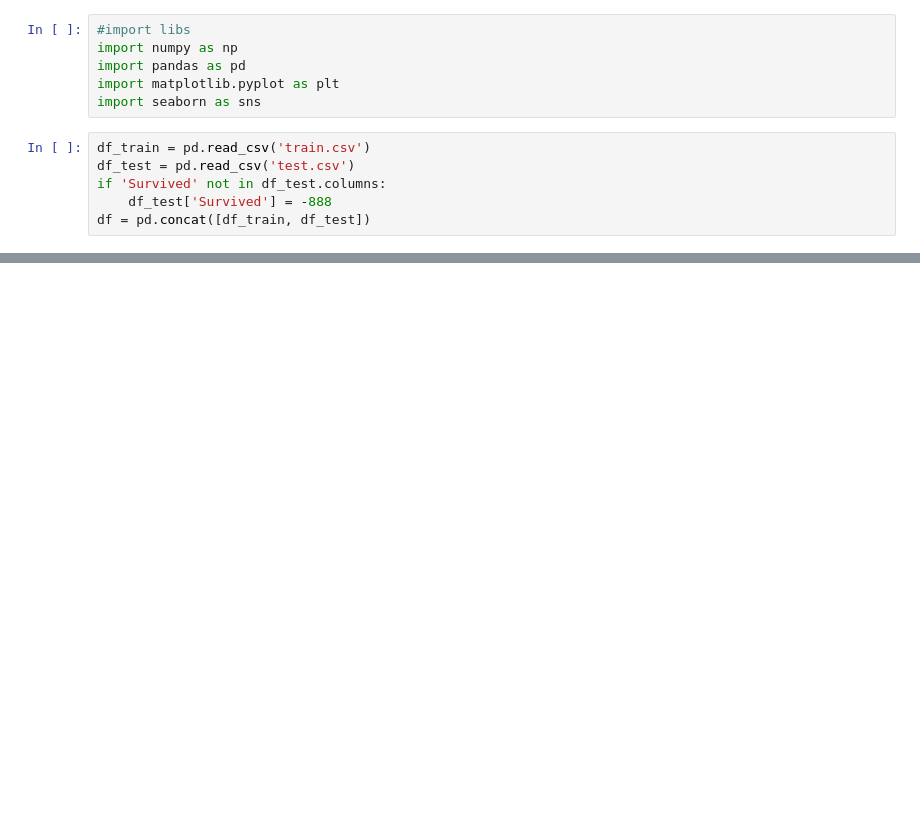
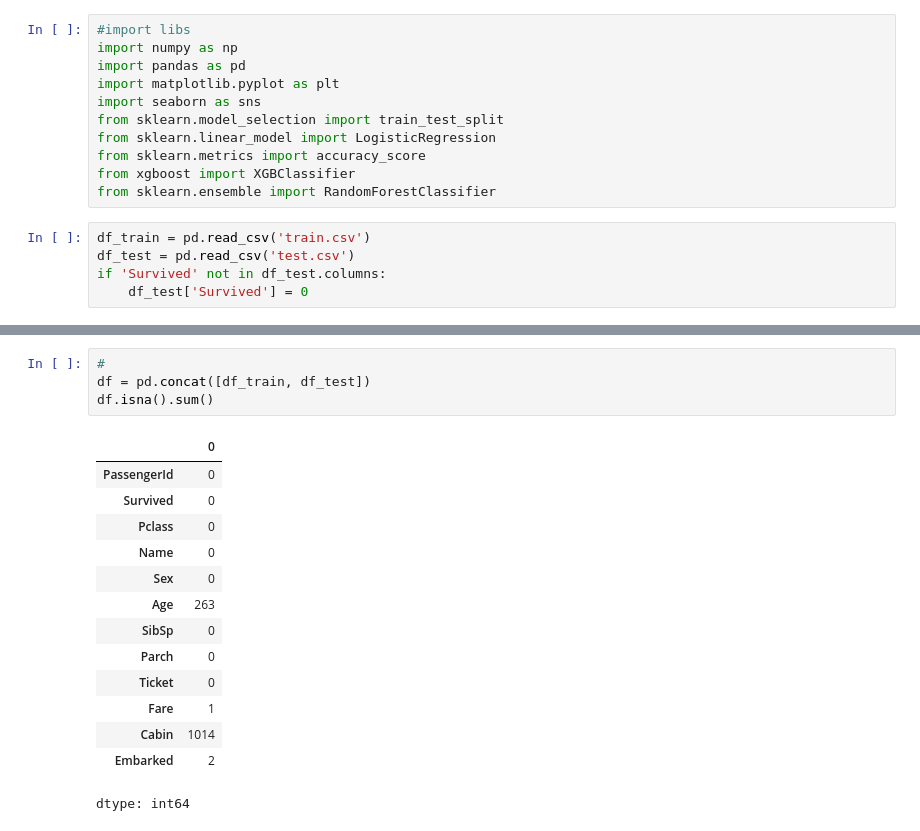
Before and after one commit to nngiabao/MLPractice, a Jupyter notebook: TitanicDisasterPredict.ipynb, the cells around one changed output, grey strips where cells are left out. Cells and saved outputs as stored; diff of their text form; blank space fills up the shorter version.

```diff
--- a/TitanicDisasterPredict.ipynb
+++ b/TitanicDisasterPredict.ipynb
@@ -6,12 +6,16 @@ import numpy as np
 import pandas as pd
 import matplotlib.pyplot as plt
 import seaborn as sns
+from sklearn.model_selection import train_test_split
+from sklearn.linear_model import LogisticRegression
+from sklearn.metrics import accuracy_score
+from xgboost import XGBClassifier
+from sklearn.ensemble import RandomForestClassifier
 # %%
 df_train = pd.read_csv('train.csv')
 df_test = pd.read_csv('test.csv')
 if 'Survived' not in df_test.columns:
-    df_test['Survived'] = -888
-df = pd.concat([df_train, df_test])
+    df_test['Survived'] = 0
 # %%
 df_train.head()
 # %% [output]
@@ -21,3 +25,22 @@ df_train.head()
 | 2 | 3 | 1 | 3 | Heikkinen, Miss. Laina | female | 26.0 | 0 | 0 | STON/O2. 3101282 | 7.9250 | ... |
 | 3 | 4 | 1 | 1 | Futrelle, Mrs. Jacques Heath (Lil... | female | 35.0 | 1 | 0 | 113803 | 53.1000 | ... |
 | 4 | 5 | 0 | 3 | Allen, Mr. William Henry | male | 35.0 | 0 | 0 | 373450 | 8.0500 | ... |
+# %%
+#
+df = pd.concat([df_train, df_test])
+df.isna().sum()
+# %% [output]
+|  | 0 |
+| PassengerId | 0 |
+| Survived | 0 |
+| Pclass | 0 |
+| Name | 0 |
+| Sex | 0 |
+| Age | 263 |
+| SibSp | 0 |
+| Parch | 0 |
+| Ticket | 0 |
+| Fare | 1 |
+| Cabin | 1014 |
+| Embarked | 2 |
+dtype: int64
```
Also changed, not shown: parts of 9 cells of this notebook.
